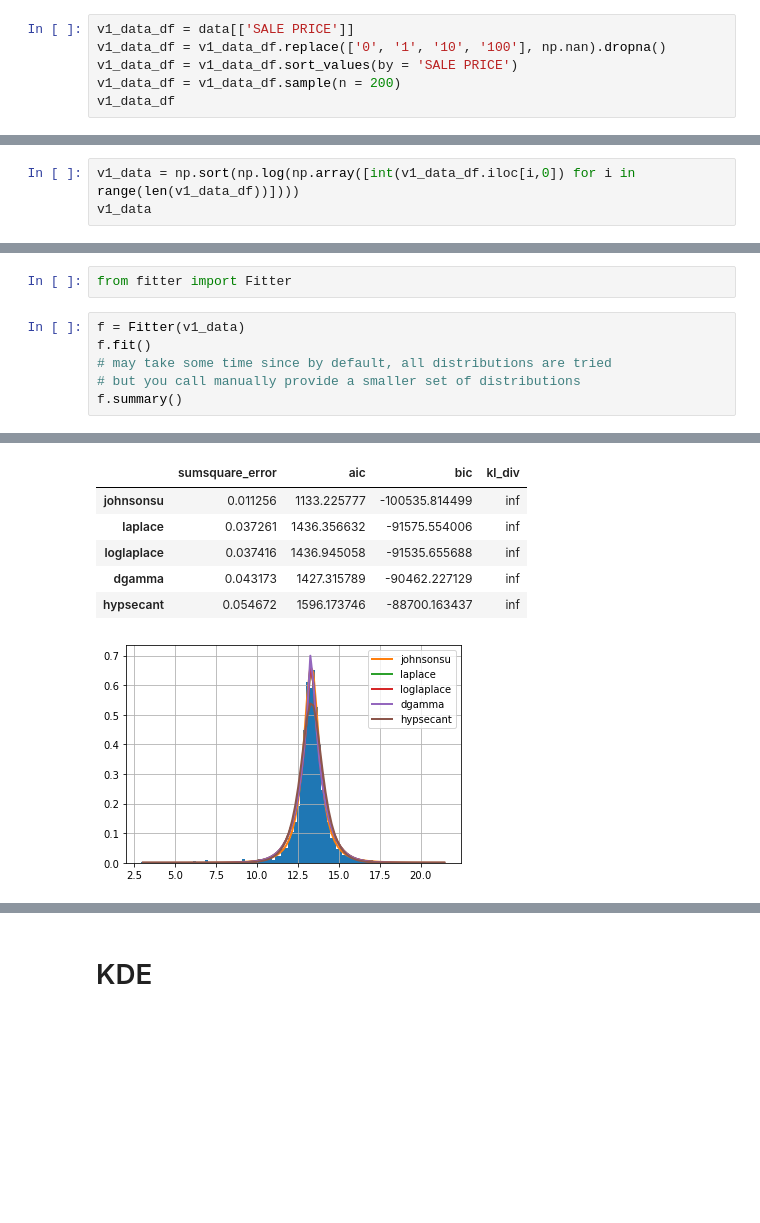
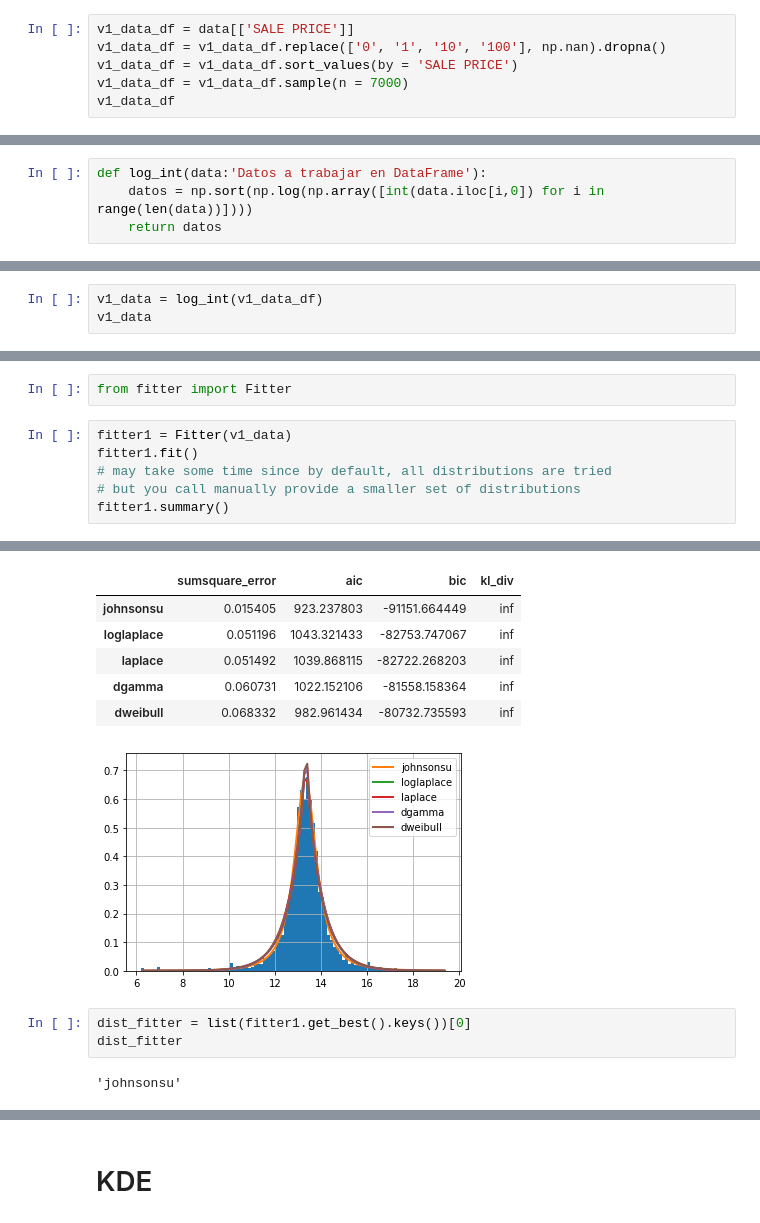
Before and after one commit to danielperhez/Proyecto_PRivera_CPerez, a Jupyter notebook: Proyecto_PRivera_CPerez.ipynb, the cells around one changed output, grey strips where cells are left out. Cells and saved outputs as stored; diff of their text form; blank space fills up the shorter version.

```diff
--- a/Proyecto_PRivera_CPerez.ipynb
+++ b/Proyecto_PRivera_CPerez.ipynb
@@ -177,7 +177,7 @@ data
 v1_data_df = data[['SALE PRICE']]
 v1_data_df = v1_data_df.replace(['0', '1', '10', '100'], np.nan).dropna()
 v1_data_df = v1_data_df.sort_values(by = 'SALE PRICE')
-v1_data_df = v1_data_df.sample(n = 200)
+v1_data_df = v1_data_df.sample(n = 7000)
 v1_data_df
 # %% [output]
 |  | SALE PRICE |
@@ -197,5 +197,6 @@ v1_data_df
 #v1_data = np.sort(np.log(np.array([int(v1_data_df.iloc[i,0]) for i in range(len(v1_data_df))])))
 #v1_data
 # %%
-v1_data = np.sort(np.log(np.array([int(v1_data_df.iloc[i,0]) for i in range(len(v1_data_df))])))
-v1_data
+def log_int(data:'Datos a trabajar en DataFrame'):
+    datos = np.sort(np.log(np.array([int(data.iloc[i,0]) for i in range(len(data))])))
+    return datos
@@ -219,0 +203,3 @@ array([10.71441777, 10.81977828, 11.58058411, 11.65268741, 11.6784399 ,
+# %%
+v1_data = log_int(v1_data_df)
+v1_data
@@ -359,11 +387,11 @@ Estadístico de chi_cuadrado =  38.885138659830055
 # %%
 from fitter import Fitter
 # %%
-f = Fitter(v1_data)
-f.fit()
+fitter1 = Fitter(v1_data)
+fitter1.fit()
 # may take some time since by default, all distributions are tried
 # but you call manually provide a smaller set of distributions
-f.summary()
+fitter1.summary()
 # %% [output]
 WARNING:root:SKIPPED kstwo distribution (taking more than 30 seconds)
 WARNING:root:SKIPPED johnsonsb distribution (taking more than 30 seconds)
@@ -384,9 +412,14 @@ WARNING:root:SKIPPED vonmises distribution (taking more than 30 seconds)
 WARNING:root:SKIPPED vonmises_line distribution (taking more than 30 seconds)
 |  | sumsquare_error | aic | bic | kl_div |
-| johnsonsu | 0.011256 | 1133.225777 | -100535.814499 | inf |
-| laplace | 0.037261 | 1436.356632 | -91575.554006 | inf |
-| loglaplace | 0.037416 | 1436.945058 | -91535.655688 | inf |
-| dgamma | 0.043173 | 1427.315789 | -90462.227129 | inf |
-| hypsecant | 0.054672 | 1596.173746 | -88700.163437 | inf |
+| johnsonsu | 0.015405 | 923.237803 | -91151.664449 | inf |
+| loglaplace | 0.051196 | 1043.321433 | -82753.747067 | inf |
+| laplace | 0.051492 | 1039.868115 | -82722.268203 | inf |
+| dgamma | 0.060731 | 1022.152106 | -81558.158364 | inf |
+| dweibull | 0.068332 | 982.961434 | -80732.735593 | inf |
-[figure, old version]
+[figure, new version]
+# %%
+dist_fitter = list(fitter1.get_best().keys())[0]
+dist_fitter
+# %% [output]
+'johnsonsu'
 # %%
```
Also changed, not shown: parts of 46 cells of this notebook.
